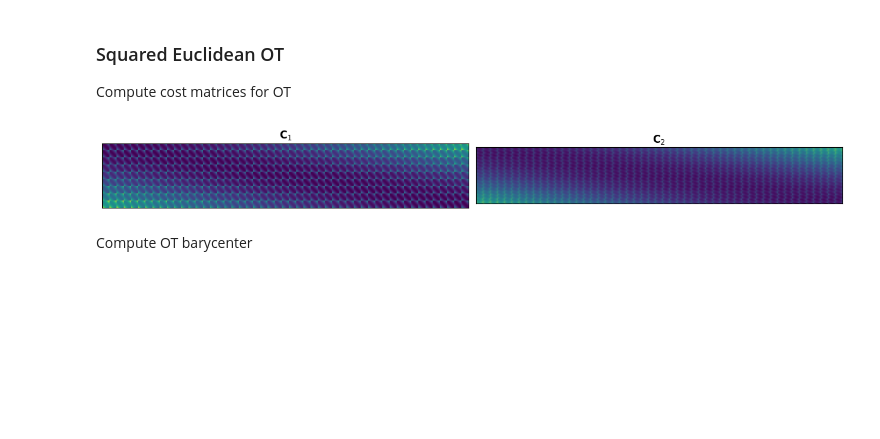
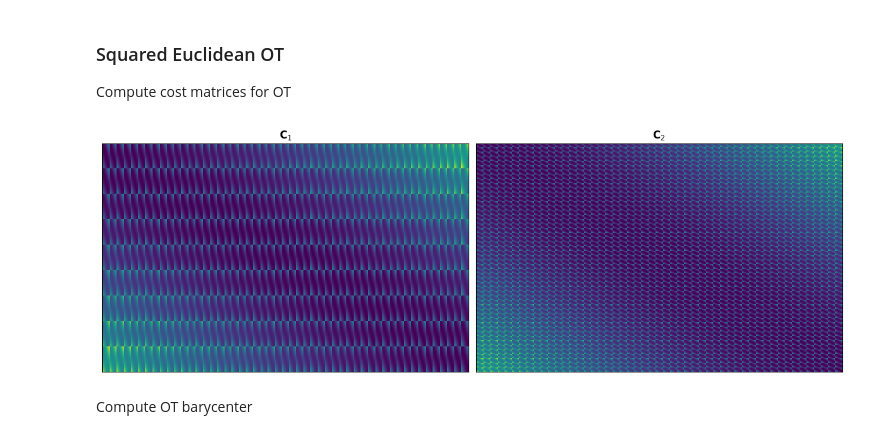
Before and after one commit to davidvaldiviad/fusion-ot, a Jupyter notebook: paper_figures.ipynb, the cells around one changed output. Drawn from its saved outputs; the diff is of its cells as text; code cells hidden in the pictures; blank space fills up the shorter version.

Commit message:
Add notebook for paper figures

```diff
--- a/paper_figures.ipynb
+++ b/paper_figures.ipynb
@@ -88,23 +89,20 @@ display_cost_matrix(C2_bar, ax=axes[1, 1], title=r'(d) $\bar{\mathbf{C}}_2$')
 # %% [markdown]
 ### Load signal and spectrograms
 # %%
-import librosa
-
 sr = 2000 # setting sr low to run OT (might need to reduce this further if OT doesn't work)
-signal, _ = librosa.load('example_sounds/modified_bass_notes.wav', sr=sr)
+signal, _ = librosa.load('example_sounds/bass_notes.wav', sr=sr)
 
 X1 = Spectrogram(signal, sr=sr, window_size_s=200e-3)
 X2 = Spectrogram(signal, sr=sr, window_size_s=30e-3)
 x1 = X1.power_spectrogram()
-x1 /= x1.sum() # required for OT
+x1 /= x1.sum() # normalization required for OT
 x2 = X2.power_spectrogram()
-x2 /= x2.sum() # required for OT
+x2 /= x2.sum() # normalization required for OT
 
 axes = new_axes(1, 2)
 
 display_spectrogram(x1, ax=axes[0], f_bins=X1.f_bins, t_frames=X1.t_bins, log=True, logmin=-80, title=r"$\mathbf{X}_1$")
 display_spectrogram(x2, ax=axes[1], f_bins=X2.f_bins, t_frames=X2.t_bins, log=True, logmin=-80, title=r"$\mathbf{X}_2$")
-logmin=-40,
 # %% [output]
 [figure]
 # %% [markdown]
@@ -112,18 +110,18 @@ logmin=-40,
 
 Compute cost matrices for OT
 # %%
-S1, _ = time_freq_support(X1.f_bins, X1.t_bins, norm=True) # High-frequency spectrogram grid
-S2, _ = time_freq_support(X2.f_bins, X2.t_bins, norm=True) # High-temporal spectrogram grid
-S,  _ = time_freq_support(X1.f_bins, X2.t_bins, norm=True) # High-resolution spectrogram grid
+S1 = time_freq_support(X1.f_bins, X1.t_bins, norm=True) # High-frequency spectrogram grid
+S2 = time_freq_support(X2.f_bins, X2.t_bins, norm=True) # High-temporal spectrogram grid
+S  = time_freq_support(X1.f_bins, X2.t_bins, norm=True) # High-resolution spectrogram grid
 
 C1 = sq_cost_matrix(S1, S)
 C2 = sq_cost_matrix(S2, S)
 
 axes = new_axes(1, 2)
-display_cost_matrix(C1, ax=axes[0], title=r'$\mathbf{C}_1$')
-display_cost_matrix(C2, ax=axes[1], title=r'$\mathbf{C}_2$')
+display_cost_matrix(C1, ax=axes[0], title=r'$\mathbf{C}_1$', fit=True)
+display_cost_matrix(C2, ax=axes[1], title=r'$\mathbf{C}_2$', fit=True)
 # %% [output]
-[figure, old version]
+[figure, new version]
 # %% [markdown]
 Compute OT barycenter
 # %%
```
Also changed, not shown: parts of 20 cells of this notebook, 1 other file.
